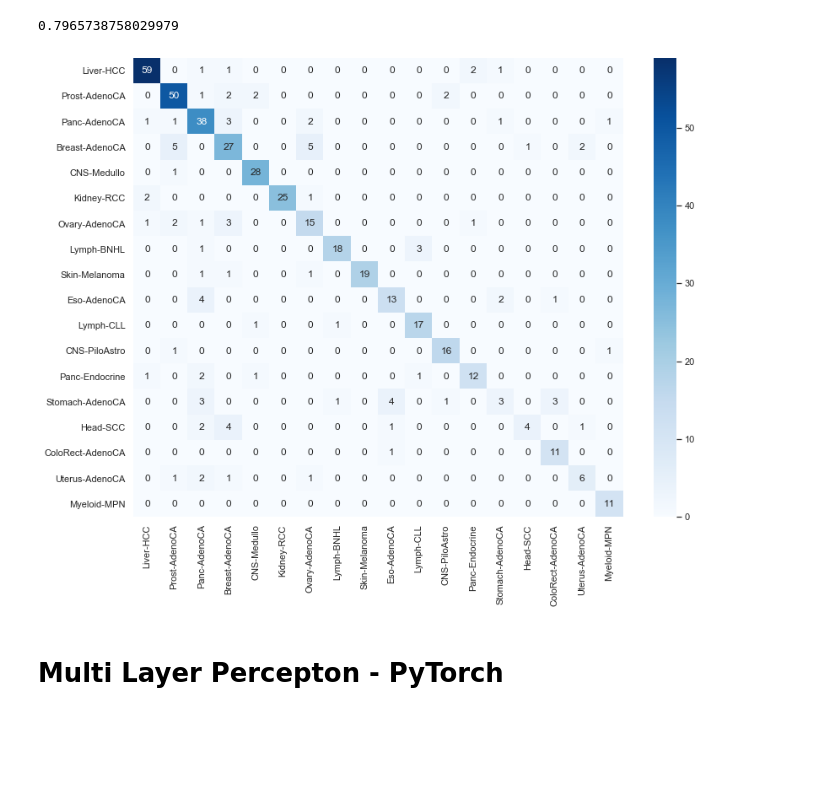
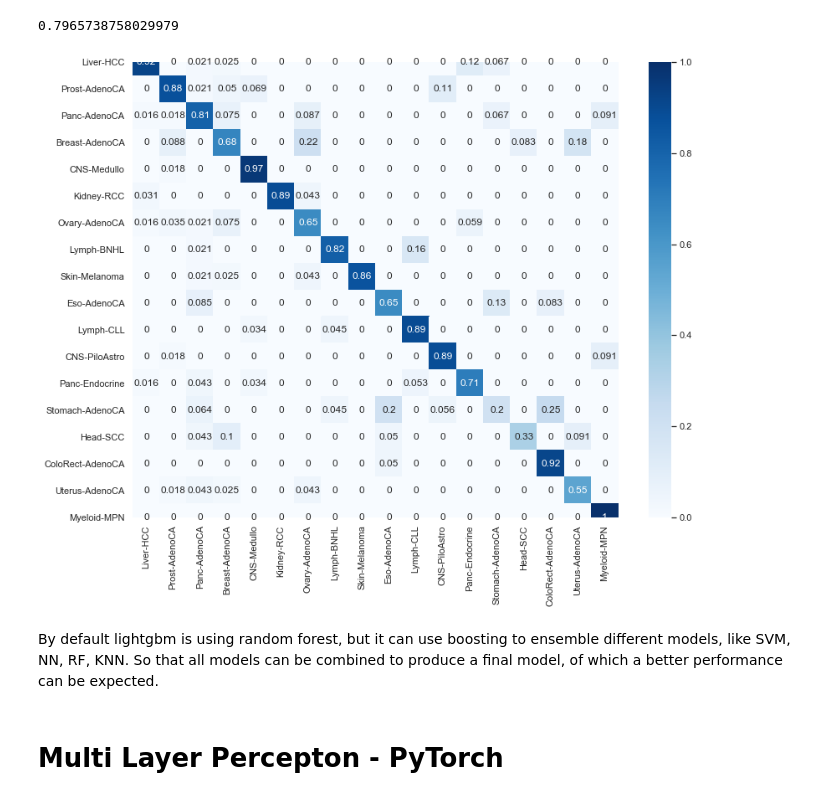
Before and after one commit to dovydask/MLMB-project, a Jupyter notebook: group_project.ipynb, the cells around one changed output. Drawn from its saved outputs; the diff is of its cells as text; code cells hidden in the pictures; blank space fills up the shorter version.

Commit message:
fixed Jun's nn code, added comments on results, topk-acc, topk-plots

```diff
--- a/group_project.ipynb
+++ b/group_project.ipynb
@@ -1377,9 +1377,13 @@ class PCAEmbedding:
 # %%
 pca, Xs = PCAEmbedding.embed_X(t1tn.X, 2)
 plt.figure(figsize = [10, 10])
+m, count = len(set(t1tn.Y)), 0
+marks = 'oxvsD'
+M = len(marks)
 for name in set(t1tn.Y):
     I = t1tn.Y == name
-    plt.scatter(Xs[I][:, 0], Xs[I][:, 1], alpha=0.5, label = name)
+    count += 1
+    plt.scatter(Xs[I][:, 0], Xs[I][:, 1], alpha=0.5, label = name, marker=marks[count//(m//M+1)])
 plt.legend()
 plt.title("PCA")
 plt.show()
@@ -1394,9 +1398,14 @@ print(X_embedded.shape)
 (1867, 2)
 # %%
 plt.figure(figsize = [10, 10])
+count = 0
+m = len(set(Y))
+marks = 'oxvsD'
+M = len(marks)
 for name in set(Y):
     I = Y == name
-    plt.scatter(X_embedded[I, 0], X_embedded[I, 1], alpha=0.5, label = name)
+    count += 1
+    plt.scatter(X_embedded[I, 0], X_embedded[I, 1], alpha=0.5, label = name, marker=marks[count//(m//M+1)])
 plt.legend()
 plt.title("t-SNE")
 plt.show()
@@ -1492,20 +1522,23 @@ t1vn.evaluate(y_pred)
 # %%
 from string import ascii_uppercase
 from pandas import DataFrame
 import numpy as np
 import seaborn as sn
 from sklearn.metrics import confusion_matrix
 
 labels = [label for label, count in Counter(t1vn.Y).most_common()]
 
 confm = confusion_matrix(t1vn.Y, y_pred, labels=labels)
+confm = confm / np.sum(confm, axis = 1)
 df = DataFrame(confm, index=labels, columns=labels)
 
 f, ax = plt.subplots(figsize=(13, 10))
 ax = sn.heatmap(df, cmap='Blues', annot=True)
 # ax.figure(figsize = [10, 10])
 # %% [output]
-[figure, old version]
+[figure, new version]
+# %% [markdown]
+By default lightgbm is using random forest, but it can use boosting to ensemble different models, like SVM, NN, RF, KNN. So that all models can be combined to produce a final model, of which a better performance can be expected.
 # %% [markdown]
 # Multi Layer Percepton - PyTorch
 # %%
```
Also changed, not shown: parts of 30 cells of this notebook.
